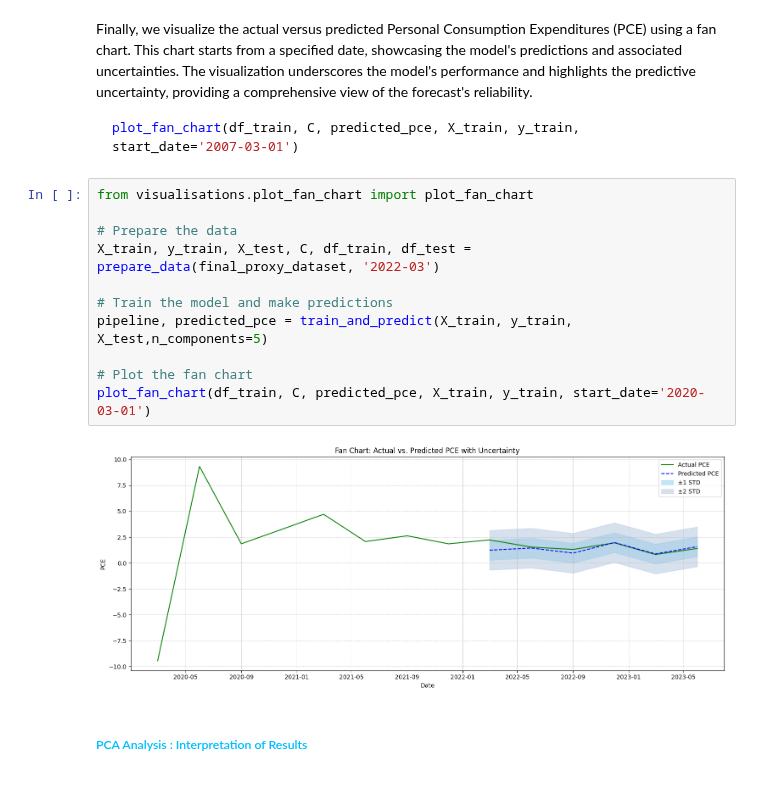
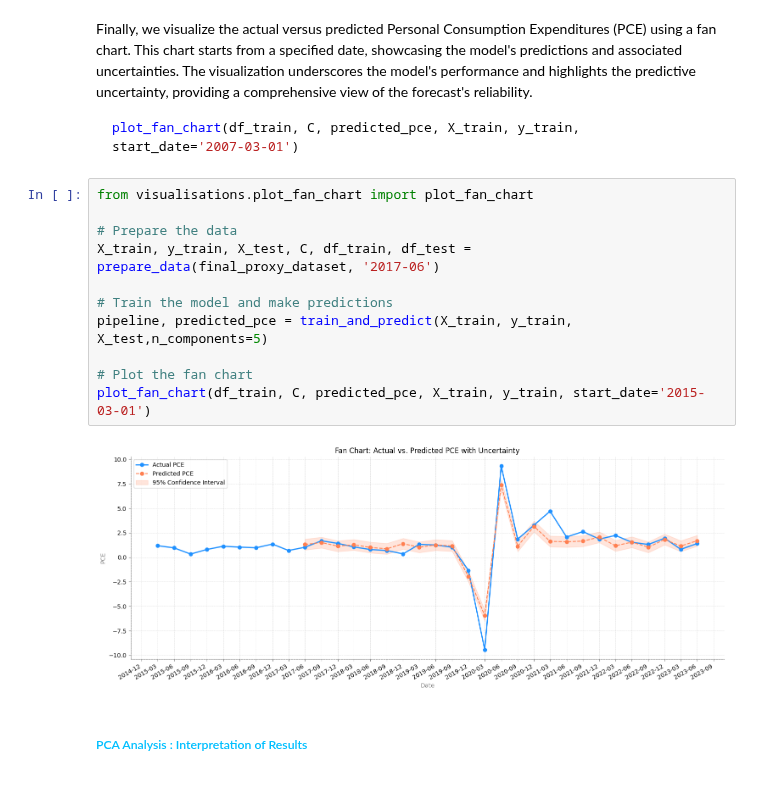
Before and after one commit to janjannagtegaal/NowCasting-M1, a Jupyter notebook: [3]M1_Analysis_for_Model_fitting.ipynb, the cells around one changed output. Saved outputs shown, nothing was run; the diff lists cells and outputs as text.

```diff
--- a/[3]M1_Analysis_for_Model_fitting.ipynb
+++ b/[3]M1_Analysis_for_Model_fitting.ipynb
@@ -170,16 +170,16 @@ plot_fan_chart(df_train, C, predicted_pce, X_train, y_train, start_date='2007-03
 # %%
 from visualisations.plot_fan_chart import plot_fan_chart
 
 # Prepare the data
-X_train, y_train, X_test, C, df_train, df_test = prepare_data(final_proxy_dataset, '2022-03')
+X_train, y_train, X_test, C, df_train, df_test = prepare_data(final_proxy_dataset, '2017-06')
 
 # Train the model and make predictions
 pipeline, predicted_pce = train_and_predict(X_train, y_train, X_test,n_components=5)
 
 # Plot the fan chart
-plot_fan_chart(df_train, C, predicted_pce, X_train, y_train, start_date='2020-03-01')
+plot_fan_chart(df_train, C, predicted_pce, X_train, y_train, start_date='2015-03-01')
 # %% [output]
-[figure, old version]
+[figure, new version]
 # %% [markdown]
 
 <div style="color:#00BFFF">
```
Also changed, not shown: parts of 7 cells of this notebook, 7 other files.
